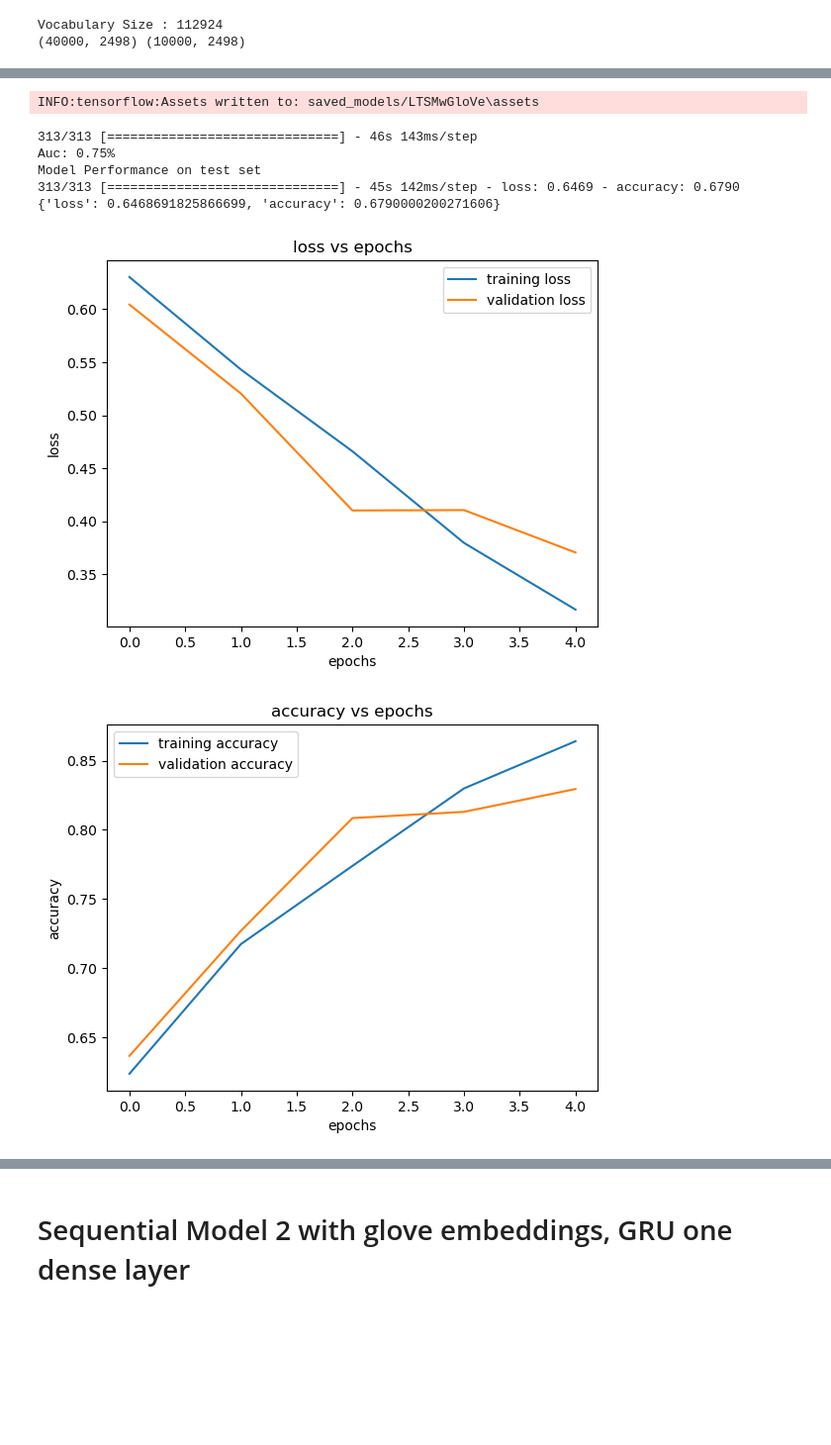
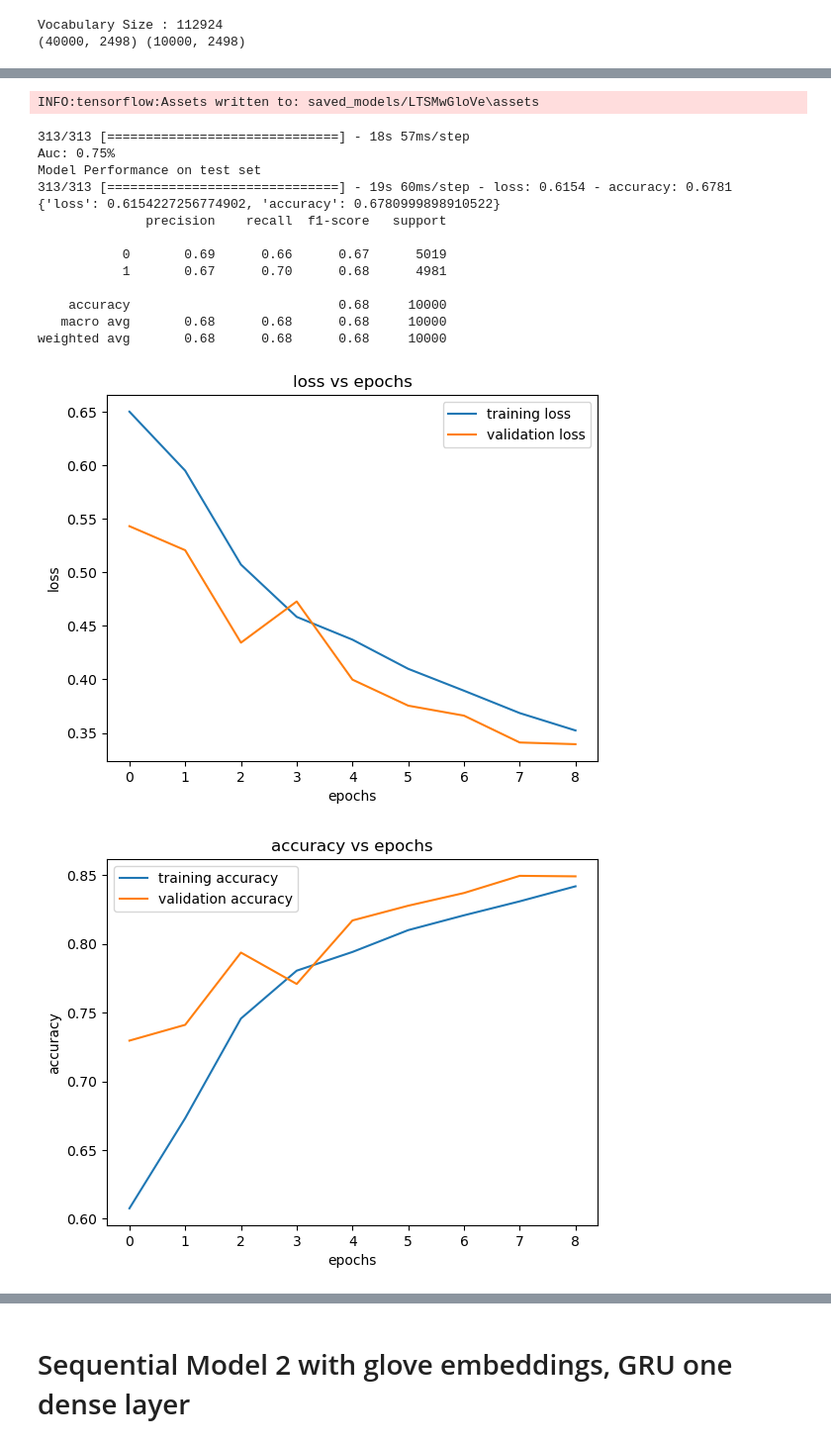
Before and after one commit to melihkagan/Sentiment_IMDB, a Jupyter notebook: GradProject.ipynb, the cells around one changed output, grey strips where cells are left out. Shown at 99% size. Saved outputs shown, nothing was run; the diff lists cells and outputs as text; code cells hidden in the pictures; blank space fills up the shorter version.

```diff
--- a/GradProject.ipynb
+++ b/GradProject.ipynb
@@ -573,7 +578,7 @@ REPLICAS:  1
 # %%
 
 embeddings_index = {}
-f = open('glove.6B.300d.txt','r',encoding='utf-8')
+f = open('glove.42B.300d.txt','r',encoding='utf-8')
 for line in tqdm(f):
     values = line.split(' ')
     word = values[0]
@@ -630,11 +635,9 @@ with strategy.scope():
                          weights=[embedding_matrix],
                          input_length=max_len,
                          trainable=False))
-    model.add(SpatialDropout1D(0.2))
-    model.add(Conv1D(100,5,activation='relu'))
-    model.add(keras.layers.Bidirectional(LSTM(50,return_sequences=True)))
-    model.add(LSTM(100))
     model.add(keras.layers.Dropout(0.4))
+    model.add(LSTM(300))
+    model.add(Dense(100))
     model.add(Dense(1,activation='sigmoid'))
     model.compile(loss='binary_crossentropy', optimizer='adam',metrics=['accuracy'])
 
@@ -671,7 +674,7 @@ checkpoints=ModelCheckpoint(filepath='./',
 callbacks=[es,checkpoints]
 # %%
 X_train,X_val,Y_train,Y_val=train_test_split(train_x_pad,train_y,
-                                             test_size=0.1,random_state=10)
+                                             test_size=0.2,random_state=10)
 # %%
-history=model.fit(X_train,Y_train,validation_data=(X_val,Y_val),epochs=8,callbacks=callbacks, batch_size=32*strategy.num_replicas_in_sync)
+history=model.fit(X_train,Y_train,validation_data=(X_val,Y_val),epochs=9,callbacks=callbacks, batch_size=32*strategy.num_replicas_in_sync)
 # %% [output]
@@ -691,6 +700,8 @@ print("Auc: %.2f%%" % (roc_auc(scores,test_y)))
 print("Model Performance on test set")
 result = model.evaluate(test_x_pad,test_y)
 print(dict(zip(model.metrics_names, result)))
+scores = [ 0 if x< 0.5 else 1 for x in scores]
+print(classification_report(test_y, scores))
 plot_graph(history,'loss')
 plot_graph(history,'accuracy')
 # %% [output]
@@ -698,9 +709,17 @@ WARNING:absl:Found untraced functions such as _jit_compiled_convolution_op, lstm
 INFO:tensorflow:Assets written to: saved_models/LTSMwGloVe\assets
 INFO:tensorflow:Assets written to: saved_models/LTSMwGloVe\assets
-313/313 [==============================] - 46s 143ms/step
+313/313 [==============================] - 18s 57ms/step
 Auc: 0.75%
 Model Performance on test set
-313/313 [==============================] - 45s 142ms/step - loss: 0.6469 - accuracy: 0.6790
-{'loss': 0.6468691825866699, 'accuracy': 0.6790000200271606}
+313/313 [==============================] - 19s 60ms/step - loss: 0.6154 - accuracy: 0.6781
+{'loss': 0.6154227256774902, 'accuracy': 0.6780999898910522}
+              precision    recall  f1-score   support
+
+           0       0.69      0.66      0.67      5019
+           1       0.67      0.70      0.68      4981
+
+    accuracy                           0.68     10000
+   macro avg       0.68      0.68      0.68     10000
+weighted avg       0.68      0.68      0.68     10000
-[figure, old version]
+[figure, new version]
-[figure, old version]
+[figure, new version]
```
Also changed, not shown: parts of 30 cells of this notebook.
